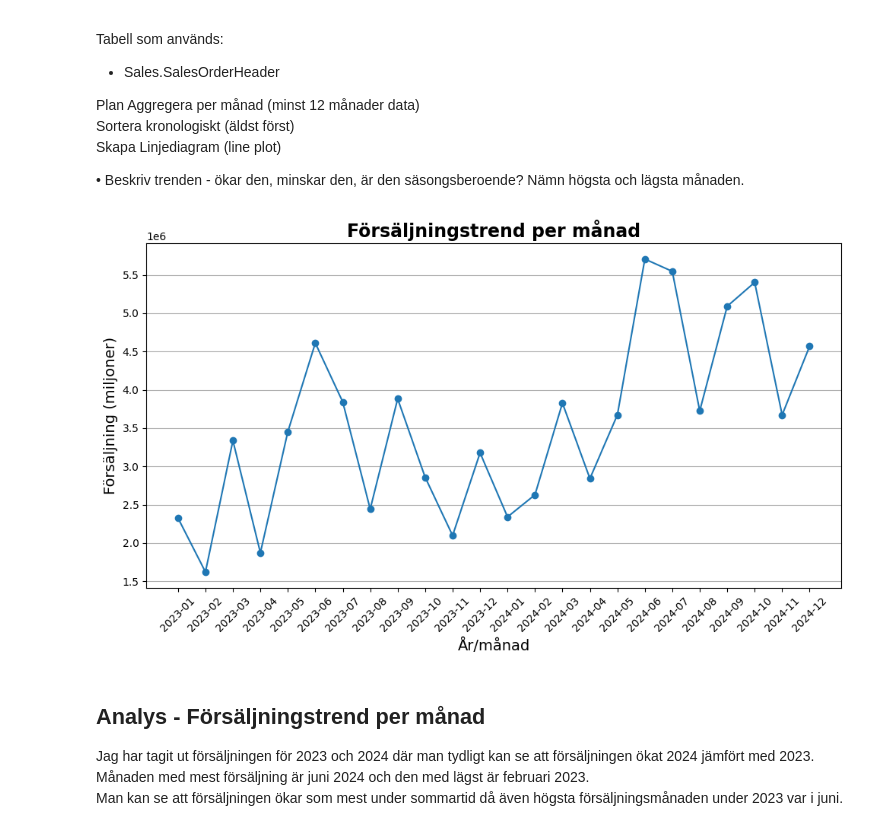
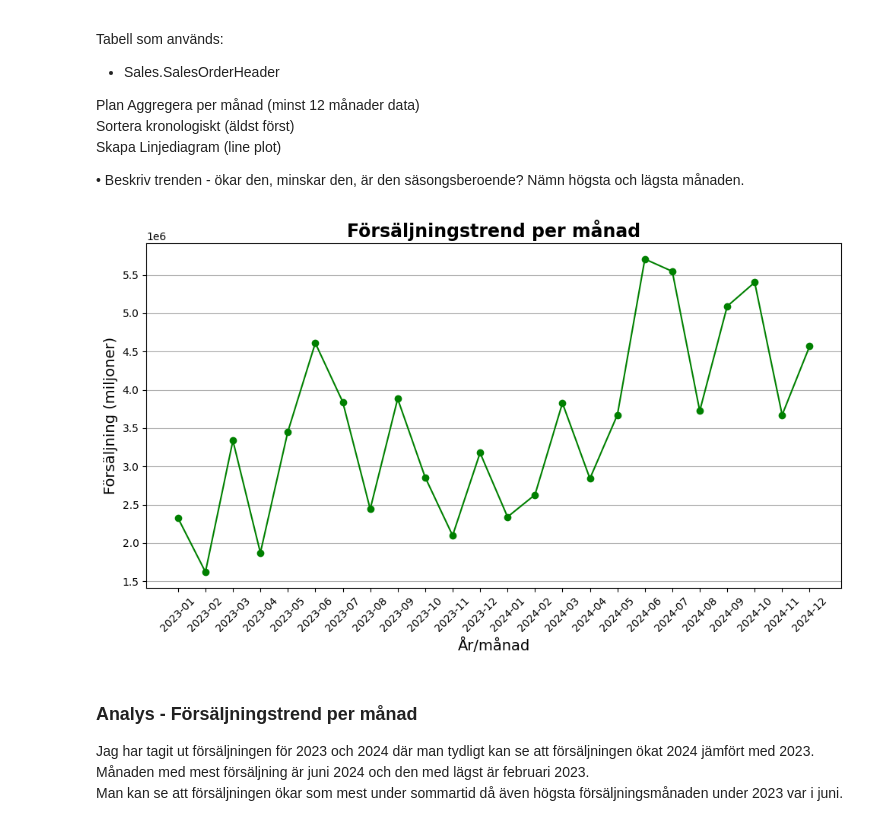
Before and after one commit to MagdalenaPersson/adventureworks-analys, a Jupyter notebook: notebooks/analys.ipynb, the cells around one changed output. Drawn from its saved outputs; the diff is of its cells as text; code cells hidden in the pictures.

```diff
--- a/notebooks/analys.ipynb
+++ b/notebooks/analys.ipynb
@@ -172,30 +173,30 @@ Skapa Linjediagram (line plot)
 # %%
 query_vis3 = """
 SELECT
     FORMAT(OrderDate, 'yyyy-MM') AS YearMonth,
     SUM(TotalDue) AS TotalSales
 FROM Sales.SalesOrderHeader
 WHERE OrderDate >= '2023-01-01'
 AND OrderDate < '2025-01-01'
 GROUP BY FORMAT(OrderDate, 'yyyy-MM')
 ORDER BY YearMonth ASC;
 """
 
 df_vis3 = query_df(query_vis3)
 
 fig, ax = plt.subplots(figsize=(10,6))
-plot = ax.plot(df_vis3["YearMonth"], df_vis3["TotalSales"], marker="o")
+plot = ax.plot(df_vis3["YearMonth"], df_vis3["TotalSales"], marker="o", color="green")
 ax.set_title("Försäljningstrend per månad", fontsize=17, fontweight="bold")
 ax.set_xlabel("År/månad", fontsize=14)
 ax.set_ylabel("Försäljning (miljoner)", fontsize=14)
 ax.grid(True, axis="y")
 plt.xticks(rotation=45)
 plt.tight_layout()
 plt.show()
 # %% [output]
-[figure, old version]
+[figure, new version]
 # %% [markdown]
-## Analys - Försäljningstrend per månad
+### Analys - Försäljningstrend per månad
 
 Jag har tagit ut försäljningen för 2023 och 2024 där man tydligt kan se att försäljningen ökat 2024 jämfört med 2023.
 Månaden med mest försäljning är juni 2024 och den med lägst är februari 2023.
```
Also changed, not shown: parts of 4 cells of this notebook, 2 other files.
